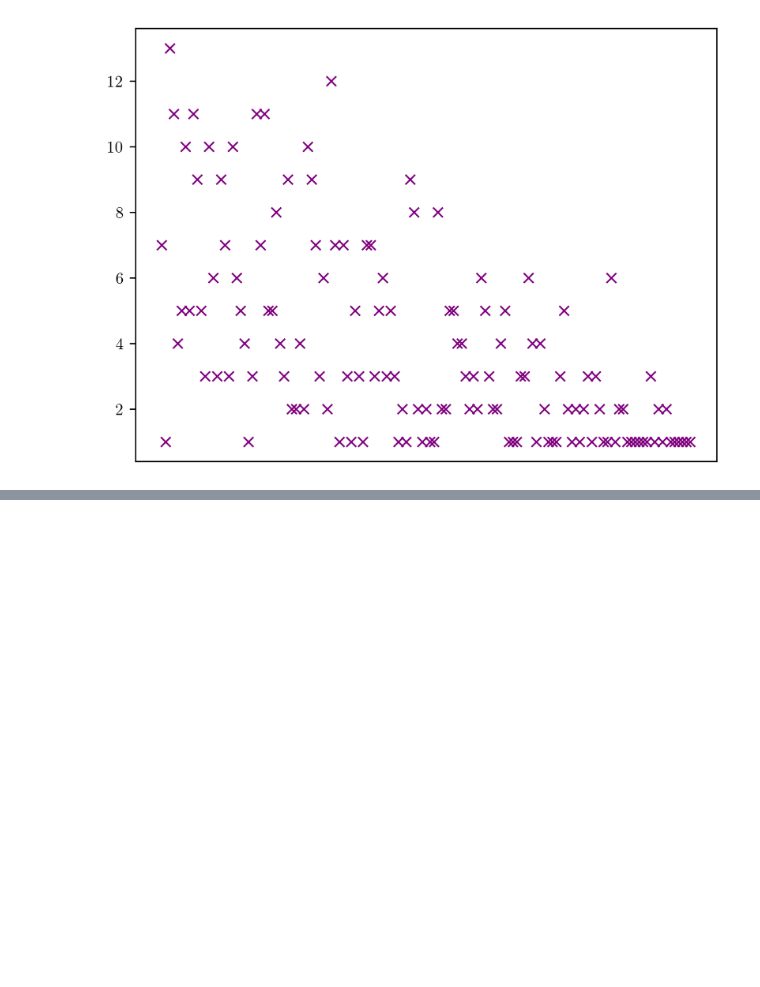
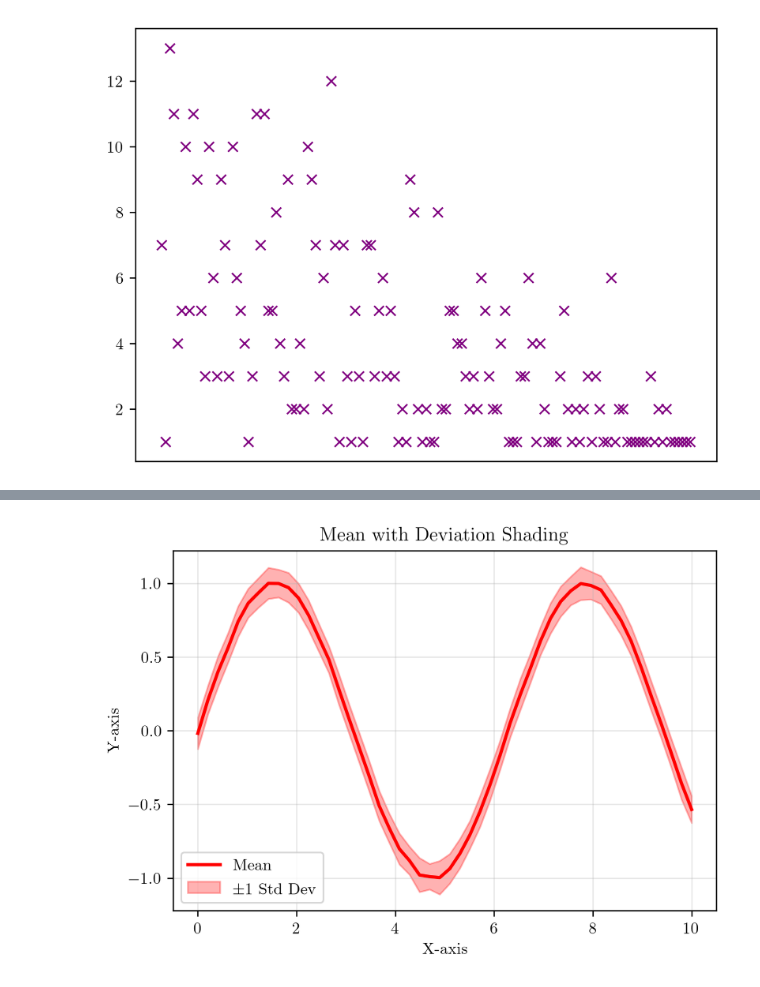
Before and after one commit to paarthtara/sfi-ucr-2025, a Jupyter notebook: target_process_sim.ipynb, the cells around one changed output, grey strips where cells are left out. Saved outputs shown, nothing was run; the diff lists cells and outputs as text; code cells hidden in the pictures; blank space fills up the shorter version.

```diff
--- a/target_process_sim.ipynb
+++ b/target_process_sim.ipynb
@@ -919,0 +1090,23 @@ plt.xticks([])
+# %%
+num_trials = 100
+num_points = 50
+x = np.linspace(0, 10, num_points)
+data = np.sin(x) + 0.1 * np.random.randn(num_trials, num_points)  # shape: (100, 50)
+
+# Compute mean and standard deviation across trials
+mean = np.mean(data, axis=0)
+std = np.std(data, axis=0)
+
+# Plot
+plt.figure(figsize=(6, 4))
+plt.plot(x, mean, color='red', label='Mean', linewidth=2)
+plt.fill_between(x, mean - std, mean + std, color='red', alpha=0.3, label='±1 Std Dev')
+plt.xlabel('X-axis')
+plt.ylabel('Y-axis')
+plt.legend()
+plt.grid(alpha=0.3)
+plt.title('Mean with Deviation Shading')
+# plt.tight_layout()
+plt.show()
+# %% [output]
+[figure, added]
```
Also changed, not shown: parts of 17 cells of this notebook.
